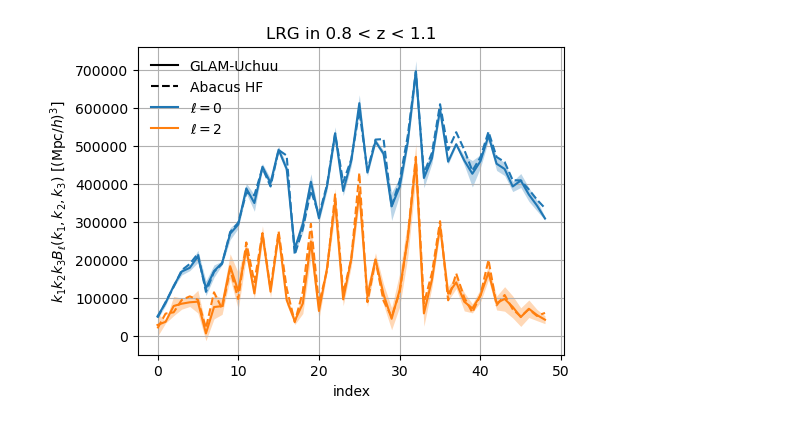
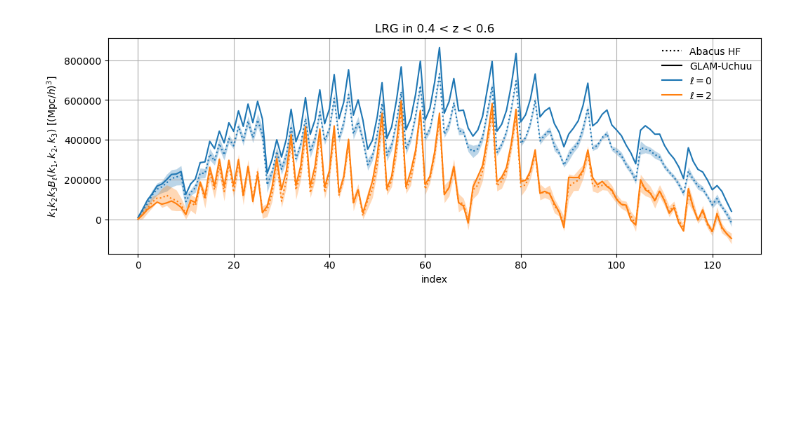
Before and after one commit to adematti/jax-power, a Jupyter notebook: scripts/uchuu.ipynb, the cells around one changed output. Cells and saved outputs as stored; diff of their text form; code cells hidden in the pictures; blank space fills up the shorter version.

```diff
--- a/scripts/uchuu.ipynb
+++ b/scripts/uchuu.ipynb
@@ -71,54 +103,88 @@ Loading 25 files.
 # %%
-from jaxpower import Spectrum3Poles
+from pathlib import Path
+from functools import partial
+
+from matplotlib import pyplot as plt
+import numpy as np
+
+from jaxpower import Spectrum2Poles
+
+from holi import get_measurement_fn as get_holi_measurement_fn
+from uchuu import get_measurement_fn as get_uchuu_measurement_fn
+from abacus_hf import get_measurement_fn as get_abacus_measurement_fn
 
 plot_dir = Path('_plots')
 plot_dir.mkdir(exist_ok=True)
 
 rebin = 5
-for tracer in ['BGS', 'LRG1', 'LRG2', 'LRG3'][-1:]:
+for tracer in ['BGS', 'LRG1', 'LRG2', 'LRG3', 'ELG1', 'ELG2', 'QSO'][1:4]:
     for kind in ['mesh3spectrum_scoccimarro']:
-        catalog_args = dict(tracer=tracer)
-        with_abacus = 'LRG' in tracer
-        zsnap, zrange = {'BGS': (None, (0.1, 0.4)), 'LRG1': (0.5, (0.4, 0.6)), 'LRG2': (0.725, (0.6, 0.8)), 'LRG3': (0.950, (0.8, 1.1))}[tracer]
+        with_uchuu = 'BGS' in tracer or 'LRG' in tracer
+        with_holi = False #'LRG' in tracer or 'ELG' in tracer or 'QSO' in tracer
+        with_abacus = 'LRG' in tracer or 'QSO' in tracer
+        zsnap, zrange = {'BGS': (None, (0.1, 0.4)), 'LRG1': (0.5, (0.4, 0.6)), 'LRG2': (0.725, (0.6, 0.8)), 'LRG3': (0.950, (0.8, 1.1)),
+                         'ELG1': (0.950, (0.8, 1.1)), 'ELG2': (None, (1.1, 1.6)), 'QSO': (1.4, (0.8, 2.1))}[tracer]
+        if with_holi:
+            catalog_holi_args = dict(tracer=tracer[:3], zrange=zrange)
+        if with_uchuu:
+            catalog_uchuu_args = dict(tracer=tracer[:3], zrange=zrange, version='final')
         if with_abacus:
             catalog_abacus_args = dict(tracer=tracer[:3], zsnap=zsnap, zrange=zrange)
+        region = 'NGC'
 
         def load(get_fn):
-            #fns = [[get_fn(imock=imock, region=region, kind=kind) for region in ['NGC', 'SGC']] for imock in range(50)]
-            #toret = [Spectrum3Poles.load(fn[0]) + Spectrum3Poles.load(fn[1]) for fn in fns if Path(fn[0]).exists()]
-            fns = [get_fn(imock=imock, region='NGC', kind=kind) for imock in range(5)]
-            toret = [Spectrum3Poles.load(fn) for fn in fns if Path(fn).exists()]
+            fns = [get_fn(imock=imock, region=region, kind=kind) for imock in range(250)]
+            toret = [Spectrum3Poles.load(fn).slice(slice(0, None, 2)) for fn in fns if Path(fn).exists()]
+            #toret = [Spectrum3Poles.load(fn).clone(num_shotnoise=None) for fn in fns if Path(fn).exists()]
+            #print([tt._num_shotnoise[0][:10] for tt in toret])
             print(f'Loading {len(toret):d} files.')
             return toret
 
-        pk_uchuu = Spectrum3Poles.mean(load(partial(get_measurement_fn, **catalog_args)))
-        cov_uchuu = Spectrum3Poles.cov(load(partial(get_measurement_fn, **catalog_args)))
+        pk, cov = None, None
         if with_abacus:
             pk_abacus = Spectrum3Poles.mean(load(partial(get_abacus_measurement_fn, **catalog_abacus_args)))
-
-        fig, ax = plt.subplots(figsize=(5.5, 4))
+            if pk is None: pk = pk_abacus
+        if with_uchuu:
+            pk_uchuu = Spectrum3Poles.mean(load(partial(get_uchuu_measurement_fn, **catalog_uchuu_args)))
+            cov_uchuu = Spectrum3Poles.cov(load(partial(get_uchuu_measurement_fn, **catalog_uchuu_args)))
+            if pk is None: pk = pk_uchuu
+            if cov is None: cov = cov_uchuu
+        if with_holi:
+            pk_holi = Spectrum3Poles.mean(load(partial(get_holi_measurement_fn, **catalog_holi_args)))
+            cov_holi = Spectrum3Poles.cov(load(partial(get_holi_measurement_fn, **catalog_holi_args)))
+            if pk is None: pk = pk_holi
+            if cov is None: cov = cov_holi
+        fig, lax = plt.subplots(1, figsize=(12, 4), sharex=True, squeeze=True)
+        lax = [lax]
         title = f'{tracer[:3]} in {zrange[0]:.1f} < z < {zrange[1]:.1f}'
         if 'thetacut' in kind: title += rf' with $\theta$-cut'
-        ax.set_title(title)
-        ax.plot([], [], color='k', linestyle='-', label='GLAM-Uchuu')
+        lax[0].set_title(title)
         if with_abacus:
-            ax.plot([], [], color='k', linestyle='--', label='Abacus HF')
-        for ill, ell in enumerate(pk_uchuu.projs):
+            lax[0].plot([], [], color='k', linestyle=':', label='Abacus HF')
+        if with_uchuu:
+            lax[0].plot([], [], color='k', linestyle='-', label='GLAM-Uchuu')
+        if with_holi:
+            lax[0].plot([], [], color='k', linestyle=':', label='Holi v2')
+        for ill, ell in enumerate(pk.projs):
+            ax = lax[0]
             color = 'C{:d}'.format(ill)
-            x = np.prod(pk_uchuu.xavg(projs=ell, method='mid'), axis=-1)
-            ax.plot(x[1:] * pk_uchuu.view(projs=ell).real[1:], color=color, linestyle='-', label=f'$\ell = {ell:d}$')
-            std = cov_uchuu.select(projs=ell, select_projs=True).std()
-            ax.fill_between(np.arange(len(x) - 1), x[1:] * (pk_uchuu.view(projs=ell).real[1:] - std[1:]),
-                            x[1:] * (pk_uchuu.view(projs=ell).real[1:] + std[1:]),
+            ax.plot([], [], color=color, linestyle='-', label=f'$\ell = {ell:d}$')
+            x = np.prod(pk.xavg(projs=ell, method='mid'), axis=-1)
+            std = cov.select(projs=ell, select_projs=True).std()
+            ax.fill_between(np.arange(len(x)), x * (pk.view(projs=ell).real - std),
+                            x * (pk.view(projs=ell).real + std),
                             color=color, alpha=0.3, linewidth=0.)
             if with_abacus:
-                x = np.prod(pk_abacus.xavg(projs=ell, method='mid'), axis=-1)
-                ax.plot(x[1:] * pk_abacus.view(projs=ell).real[1:], color=color, linestyle='--')
+                ax.plot(x * pk_abacus.view(projs=ell).real, color=color, linestyle=':')
+            if with_uchuu:
+                ax.plot(x * pk_uchuu.view(projs=ell).real, color=color, linestyle='-')
+            if with_holi:
+                ax.plot(x * pk_holi.view(projs=ell).real, color=color, linestyle=':')
+            ax.legend(frameon=False, ncol=1)
+            ax.set_ylabel(r'$k_1 k_2 k_3 B_{\ell}(k_1, k_2, k_3)$ [$(\mathrm{Mpc}/h)^{3}$]')
+            ax.grid(True)
 
-        ax.set_xlabel(r'index')
-        ax.set_ylabel(r'$k_1 k_2 k_3 B_{\ell}(k_1, k_2, k_3)$ [$(\mathrm{Mpc}/h)^{3}$]')
-        ax.legend(frameon=False)
-        ax.grid(True)
+        lax[-1].set_xlabel(r'index')
         basename = f'bispectrum_GLAM-Uchuu_{tracer}'
         if 'thetacut' in kind: basename += '_thetacut'
         fig.savefig(plot_dir / (basename + '.png'), bbox_inches='tight', pad_inches=0.1, dpi=200)
@@ -130 +196 @@ Loading 5 files.
-[figure, old version]
+[figure, new version]
```
Also changed, not shown: parts of 4 cells of this notebook, 5 other files.
